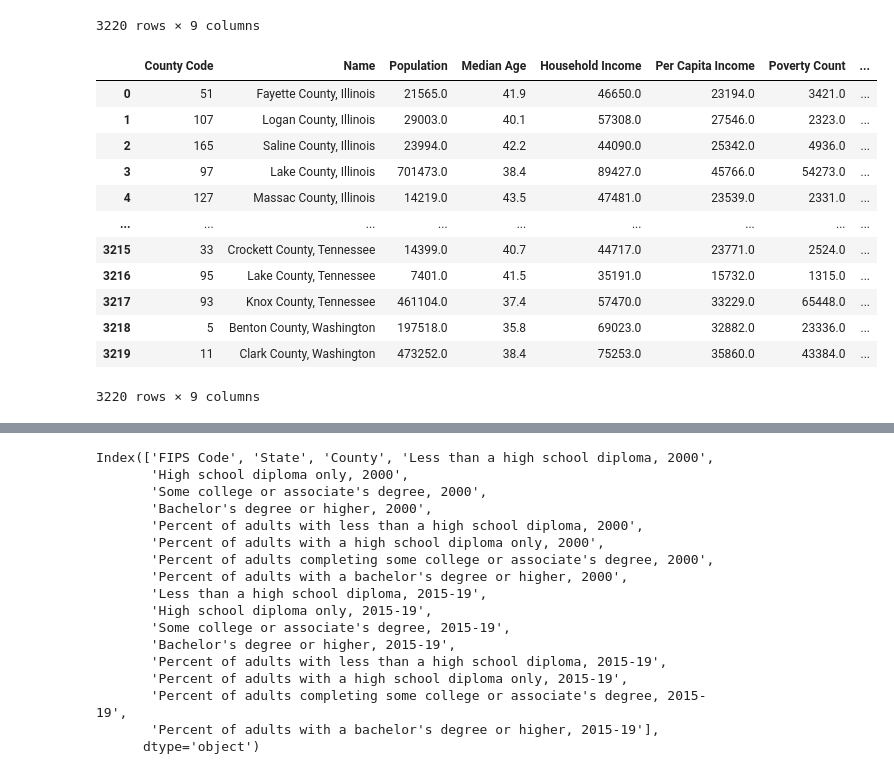
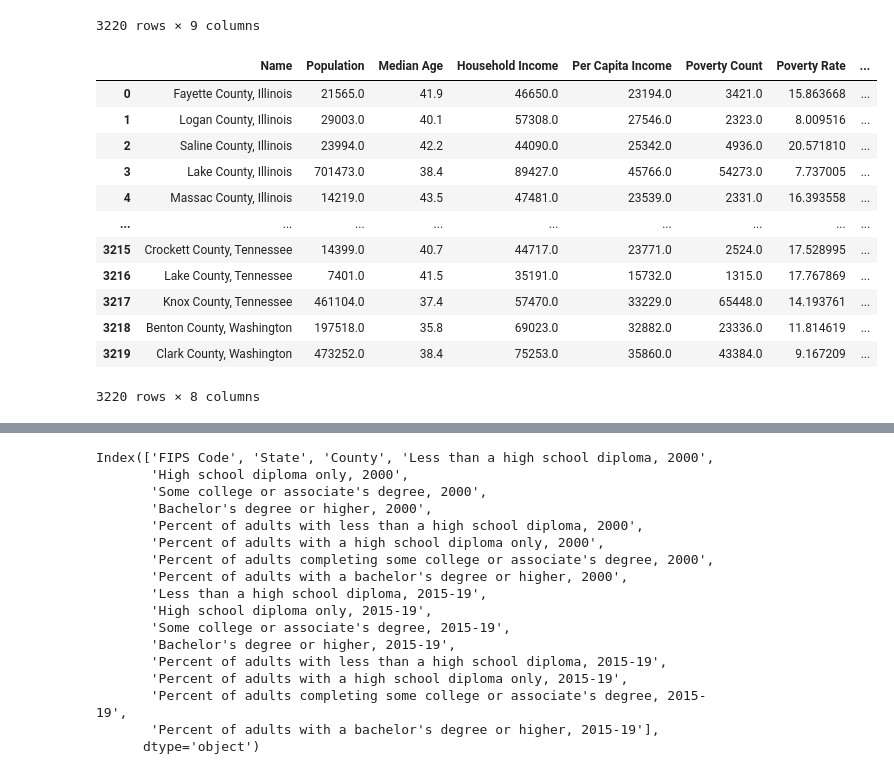
Before and after one commit to uzmabb182/data-visualization-using-flask-project2, a Jupyter notebook: data_visualzation/data_cleaning.ipynb, the cells around one changed output, grey strips where cells are left out. Drawn from its saved outputs; the diff is of its cells as text; code cells hidden in the pictures.

```diff
--- a/data_visualzation/data_cleaning.ipynb
+++ b/data_visualzation/data_cleaning.ipynb
@@ -75,20 +24,3 @@ census_df
 | 3218 | 5 | Benton County, Washington | 197518.0 | 35.8 | 69023.0 | 32882.0 | 23336.0 | ... |
 | 3219 | 11 | Clark County, Washington | 473252.0 | 38.4 | 75253.0 | 35860.0 | 43384.0 | ... |
 3220 rows × 9 columns
-# %%
-census_df = census_df.rename(columns = {'County':'County Code'})
-census_df
-# %% [output]
-|  | County Code | Name | Population | Median Age | Household Income | Per Capita Income | Poverty Count | ... |
-| 0 | 51 | Fayette County, Illinois | 21565.0 | 41.9 | 46650.0 | 23194.0 | 3421.0 | ... |
-| 1 | 107 | Logan County, Illinois | 29003.0 | 40.1 | 57308.0 | 27546.0 | 2323.0 | ... |
-| 2 | 165 | Saline County, Illinois | 23994.0 | 42.2 | 44090.0 | 25342.0 | 4936.0 | ... |
-| 3 | 97 | Lake County, Illinois | 701473.0 | 38.4 | 89427.0 | 45766.0 | 54273.0 | ... |
-| 4 | 127 | Massac County, Illinois | 14219.0 | 43.5 | 47481.0 | 23539.0 | 2331.0 | ... |
-| ... | ... | ... | ... | ... | ... | ... | ... | ... |
-| 3215 | 33 | Crockett County, Tennessee | 14399.0 | 40.7 | 44717.0 | 23771.0 | 2524.0 | ... |
-| 3216 | 95 | Lake County, Tennessee | 7401.0 | 41.5 | 35191.0 | 15732.0 | 1315.0 | ... |
-| 3217 | 93 | Knox County, Tennessee | 461104.0 | 37.4 | 57470.0 | 33229.0 | 65448.0 | ... |
-| 3218 | 5 | Benton County, Washington | 197518.0 | 35.8 | 69023.0 | 32882.0 | 23336.0 | ... |
-| 3219 | 11 | Clark County, Washington | 473252.0 | 38.4 | 75253.0 | 35860.0 | 43384.0 | ... |
-3220 rows × 9 columns
@@ -95,3 +30,21 @@ census_df
+# %%
+# Remove column name 'A'
+census_df = census_df.drop(['County'], axis = 1)
+census_df
+# %% [output]
+|  | Name | Population | Median Age | Household Income | Per Capita Income | Poverty Count | Poverty Rate | ... |
+| 0 | Fayette County, Illinois | 21565.0 | 41.9 | 46650.0 | 23194.0 | 3421.0 | 15.863668 | ... |
+| 1 | Logan County, Illinois | 29003.0 | 40.1 | 57308.0 | 27546.0 | 2323.0 | 8.009516 | ... |
+| 2 | Saline County, Illinois | 23994.0 | 42.2 | 44090.0 | 25342.0 | 4936.0 | 20.571810 | ... |
+| 3 | Lake County, Illinois | 701473.0 | 38.4 | 89427.0 | 45766.0 | 54273.0 | 7.737005 | ... |
+| 4 | Massac County, Illinois | 14219.0 | 43.5 | 47481.0 | 23539.0 | 2331.0 | 16.393558 | ... |
+| ... | ... | ... | ... | ... | ... | ... | ... | ... |
+| 3215 | Crockett County, Tennessee | 14399.0 | 40.7 | 44717.0 | 23771.0 | 2524.0 | 17.528995 | ... |
+| 3216 | Lake County, Tennessee | 7401.0 | 41.5 | 35191.0 | 15732.0 | 1315.0 | 17.767869 | ... |
+| 3217 | Knox County, Tennessee | 461104.0 | 37.4 | 57470.0 | 33229.0 | 65448.0 | 14.193761 | ... |
+| 3218 | Benton County, Washington | 197518.0 | 35.8 | 69023.0 | 32882.0 | 23336.0 | 11.814619 | ... |
+| 3219 | Clark County, Washington | 473252.0 | 38.4 | 75253.0 | 35860.0 | 43384.0 | 9.167209 | ... |
+3220 rows × 8 columns
 # %%
 census_df[['County','State']] = census_df.Name.str.split(",",expand=True,)
 census_df
```
Also changed, not shown: parts of 14 cells of this notebook, 3 other files.
